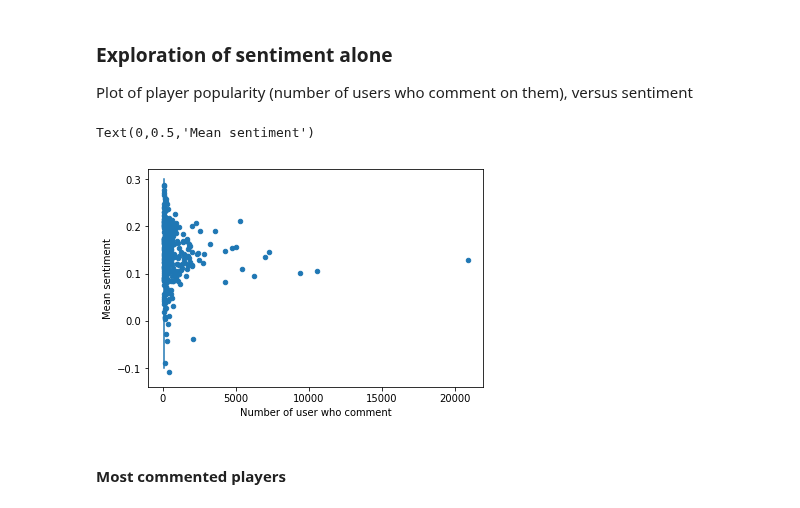
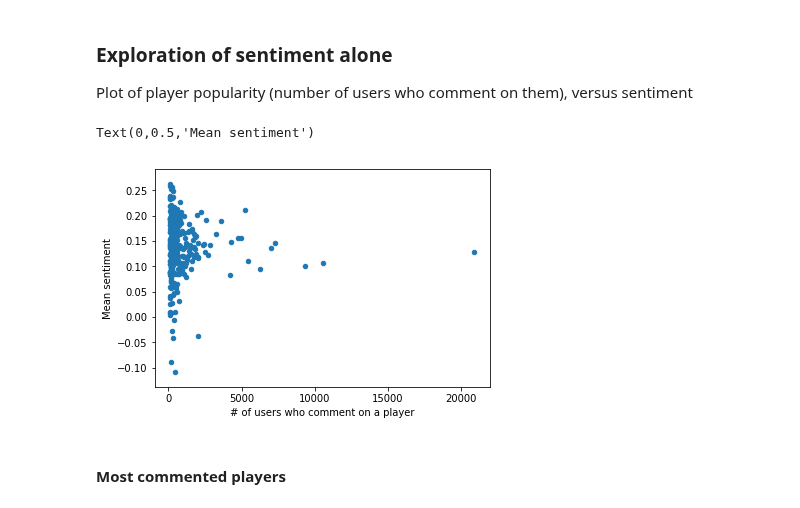
Before and after one commit to map222/trailofpapers, a Jupyter notebook: sentiment_nba/nba-sentiment.ipynb, the cells around one changed output. Drawn from its saved outputs; the diff is of its cells as text; code cells hidden in the pictures.

```diff
--- a/sentiment_nba/nba-sentiment.ipynb
+++ b/sentiment_nba/nba-sentiment.ipynb
@@ -322,16 +230,6 @@ nba2017_df['named_entities'] = nba2017_df['named_entities'].apply(literal_eval)
 # %% [markdown]
 #### Cleaning up name matches
 Some extracted name entities don't have a clear match (e.g. "Rivers" could be Austin Rivers or Doc Rivers). Here we clean those out
-# %%
-name_map = {name:'unclear' for name in ['rivers', 'bird', 'draymond sessions', 'jalen jalen', 'brown markelle', 'kyrie korver', 'kyrie singler',
-                    'wade drummond', 'kyrie anderson', 'kyle irving', 'kyle ingles', 'kyle turner', 'kyle turner', 'jabari maker',
-                    'walton walton', 'nene kanter', 'courtney love', 'george will', 'charles charles', 'jason aaron', 'lebron jae',
-                    'sterling lebron', 'bobby lebron', 'damien', 'cleveland', 'cleveland cleveland', 'ben ben', 'martin', "o'bryant",
-                                       'sam sam']}
-name_map.update({'giannis':'giannis antetokounmpo',
-                'kd':'kevin durant',
-                 'lbj':'lebron james',
-                 'lma':'lamarcus aldridge'})
 # %%
 %%time
 nba2017_df['fuzzy_name'] = nba2017_df.apply(lambda row: name_map[row['str_entities']] if row['str_entities'] in name_map else row['fuzzy_name'], axis=1)
@@ -373,13 +304,13 @@ player_sentiment_df.columns = ['fuzzy_name', 'compound_mean_mean', 'compound_mea
 ### Exploration of sentiment alone
 Plot of player popularity (number of users who comment on them), versus sentiment
 # %%
-player_sentiment_df.query('user_count> 50').plot('user_count', 'compound_mean_mean', kind='scatter')
-plt.plot([100, 100], [-0.1, 0.3])
-plt.xlabel('Number of user who comment')
+player_sentiment_df.query('user_count> 100').plot('user_count', 'compound_mean_mean', kind='scatter')
+#plt.plot([100, 100], [-0.1, 0.3])
+plt.xlabel('# of users who comment on a player')
 plt.ylabel('Mean sentiment')
 # %% [output]
 Text(0,0.5,'Mean sentiment')
-[figure, old version]
+[figure, new version]
 # %% [markdown]
 #### Most commented players
 # %%
```
Also changed, not shown: parts of 84 cells of this notebook, 5 other files.
